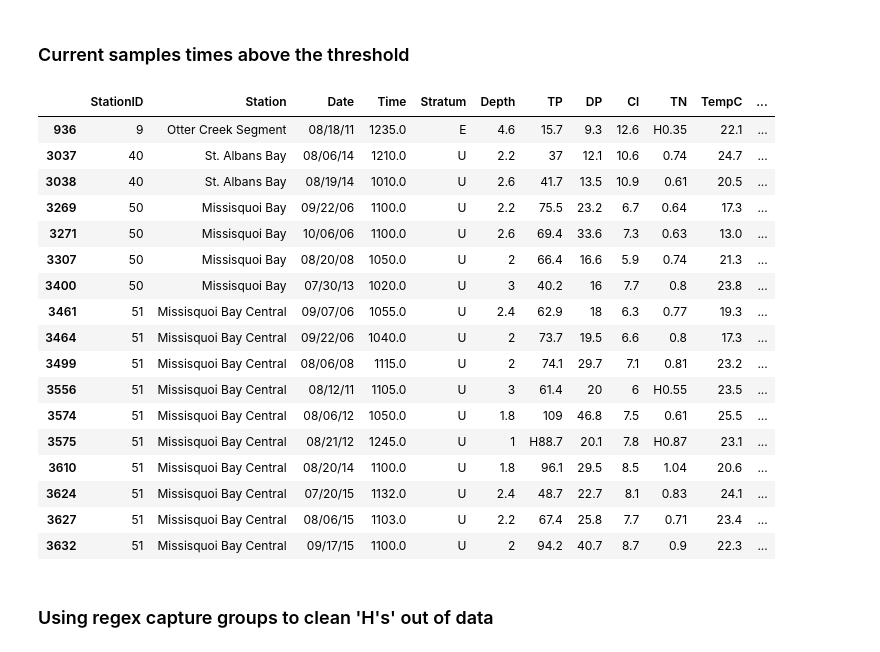
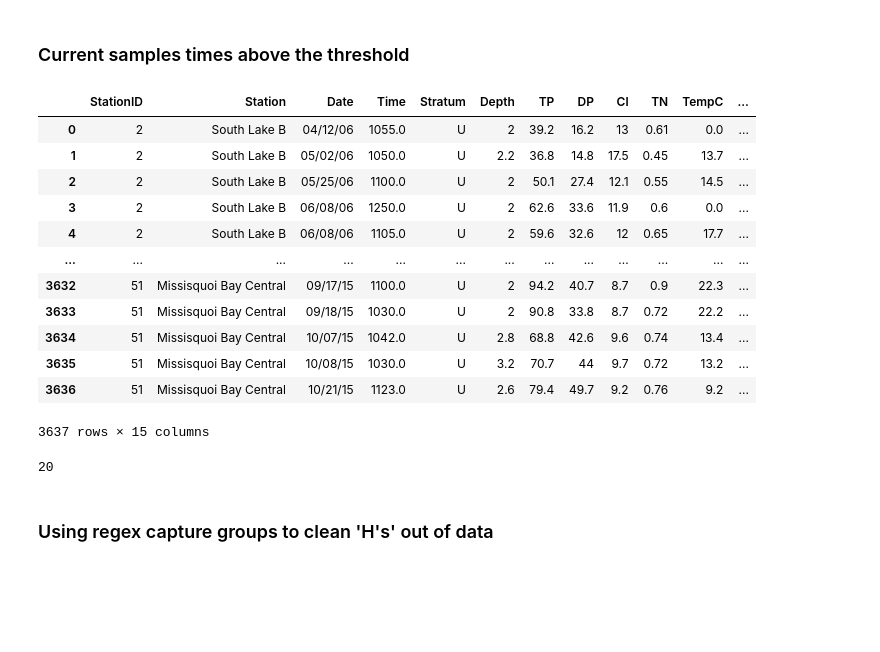
Before and after one commit to timolary/cyanobac-ml, a Jupyter notebook: cynobac_svd.ipynb, the cells around one changed output. Cells and saved outputs as stored; diff of their text form; code cells hidden in the pictures; blank space fills up the shorter version.

```diff
--- a/cynobac_svd.ipynb
+++ b/cynobac_svd.ipynb
@@ -10,33 +10,33 @@ import sklearn
 # %%
 ds1 = pd.read_csv('data/AllSites.csv')
 threshold = np.where(ds1['NP_Cya_bio'] >= 4e8)
 target = np.zeros(len(ds1['NP_Cya_bio']))
 target[threshold] = 1
 ds1['target'] = pd.Series(target)
-ds1 = ds1.dropna(axis=0, how='any')
+# ds1 = ds1.dropna(axis=0, how='any')
+ds1 = ds1.fillna(value=0)
+# ds1.to_csv('checking.csv')
+ds1
+# %% [output]
+|  | StationID | Station | Date | Time | Stratum | Depth | TP | DP | Cl | TN | TempC | ... |
+| 0 | 2 | South Lake B | 04/12/06 | 1055.0 | U | 2 | 39.2 | 16.2 | 13 | 0.61 | 0.0 | ... |
+| 1 | 2 | South Lake B | 05/02/06 | 1050.0 | U | 2.2 | 36.8 | 14.8 | 17.5 | 0.45 | 13.7 | ... |
+| 2 | 2 | South Lake B | 05/25/06 | 1100.0 | U | 2 | 50.1 | 27.4 | 12.1 | 0.55 | 14.5 | ... |
+| 3 | 2 | South Lake B | 06/08/06 | 1250.0 | U | 2 | 62.6 | 33.6 | 11.9 | 0.6 | 0.0 | ... |
+| 4 | 2 | South Lake B | 06/08/06 | 1105.0 | U | 2 | 59.6 | 32.6 | 12 | 0.65 | 17.7 | ... |
+| ... | ... | ... | ... | ... | ... | ... | ... | ... | ... | ... | ... | ... |
+| 3632 | 51 | Missisquoi Bay Central | 09/17/15 | 1100.0 | U | 2 | 94.2 | 40.7 | 8.7 | 0.9 | 22.3 | ... |
+| 3633 | 51 | Missisquoi Bay Central | 09/18/15 | 1030.0 | U | 2 | 90.8 | 33.8 | 8.7 | 0.72 | 22.2 | ... |
+| 3634 | 51 | Missisquoi Bay Central | 10/07/15 | 1042.0 | U | 2.8 | 68.8 | 42.6 | 9.6 | 0.74 | 13.4 | ... |
+| 3635 | 51 | Missisquoi Bay Central | 10/08/15 | 1030.0 | U | 3.2 | 70.7 | 44 | 9.7 | 0.72 | 13.2 | ... |
+| 3636 | 51 | Missisquoi Bay Central | 10/21/15 | 1123.0 | U | 2.6 | 79.4 | 49.7 | 9.2 | 0.76 | 9.2 | ... |
+3637 rows × 15 columns
 # %%
 t = np.where(ds1['target'] == 1.0)
-ds1.iloc[t]
+len(ds1.iloc[t])
 # ds1
 # %% [output]
-|  | StationID | Station | Date | Time | Stratum | Depth | TP | DP | Cl | TN | TempC | ... |
-| 936 | 9 | Otter Creek Segment | 08/18/11 | 1235.0 | E | 4.6 | 15.7 | 9.3 | 12.6 | H0.35 | 22.1 | ... |
-| 3037 | 40 | St. Albans Bay | 08/06/14 | 1210.0 | U | 2.2 | 37 | 12.1 | 10.6 | 0.74 | 24.7 | ... |
-| 3038 | 40 | St. Albans Bay | 08/19/14 | 1010.0 | U | 2.6 | 41.7 | 13.5 | 10.9 | 0.61 | 20.5 | ... |
-| 3269 | 50 | Missisquoi Bay | 09/22/06 | 1100.0 | U | 2.2 | 75.5 | 23.2 | 6.7 | 0.64 | 17.3 | ... |
-| 3271 | 50 | Missisquoi Bay | 10/06/06 | 1100.0 | U | 2.6 | 69.4 | 33.6 | 7.3 | 0.63 | 13.0 | ... |
-| 3307 | 50 | Missisquoi Bay | 08/20/08 | 1050.0 | U | 2 | 66.4 | 16.6 | 5.9 | 0.74 | 21.3 | ... |
-| 3400 | 50 | Missisquoi Bay | 07/30/13 | 1020.0 | U | 3 | 40.2 | 16 | 7.7 | 0.8 | 23.8 | ... |
-| 3461 | 51 | Missisquoi Bay Central | 09/07/06 | 1055.0 | U | 2.4 | 62.9 | 18 | 6.3 | 0.77 | 19.3 | ... |
-| 3464 | 51 | Missisquoi Bay Central | 09/22/06 | 1040.0 | U | 2 | 73.7 | 19.5 | 6.6 | 0.8 | 17.3 | ... |
-| 3499 | 51 | Missisquoi Bay Central | 08/06/08 | 1115.0 | U | 2 | 74.1 | 29.7 | 7.1 | 0.81 | 23.2 | ... |
-| 3556 | 51 | Missisquoi Bay Central | 08/12/11 | 1105.0 | U | 3 | 61.4 | 20 | 6 | H0.55 | 23.5 | ... |
-| 3574 | 51 | Missisquoi Bay Central | 08/06/12 | 1050.0 | U | 1.8 | 109 | 46.8 | 7.5 | 0.61 | 25.5 | ... |
-| 3575 | 51 | Missisquoi Bay Central | 08/21/12 | 1245.0 | U | 1 | H88.7 | 20.1 | 7.8 | H0.87 | 23.1 | ... |
-| 3610 | 51 | Missisquoi Bay Central | 08/20/14 | 1100.0 | U | 1.8 | 96.1 | 29.5 | 8.5 | 1.04 | 20.6 | ... |
-| 3624 | 51 | Missisquoi Bay Central | 07/20/15 | 1132.0 | U | 2.4 | 48.7 | 22.7 | 8.1 | 0.83 | 24.1 | ... |
-| 3627 | 51 | Missisquoi Bay Central | 08/06/15 | 1103.0 | U | 2.2 | 67.4 | 25.8 | 7.7 | 0.71 | 23.4 | ... |
-| 3632 | 51 | Missisquoi Bay Central | 09/17/15 | 1100.0 | U | 2 | 94.2 | 40.7 | 8.7 | 0.9 | 22.3 | ... |
+20
 # %% [markdown]
 ### Using regex capture groups to clean 'H's' out of data
 # %%
```
Also changed, not shown: parts of 8 cells of this notebook, 1 other file.
